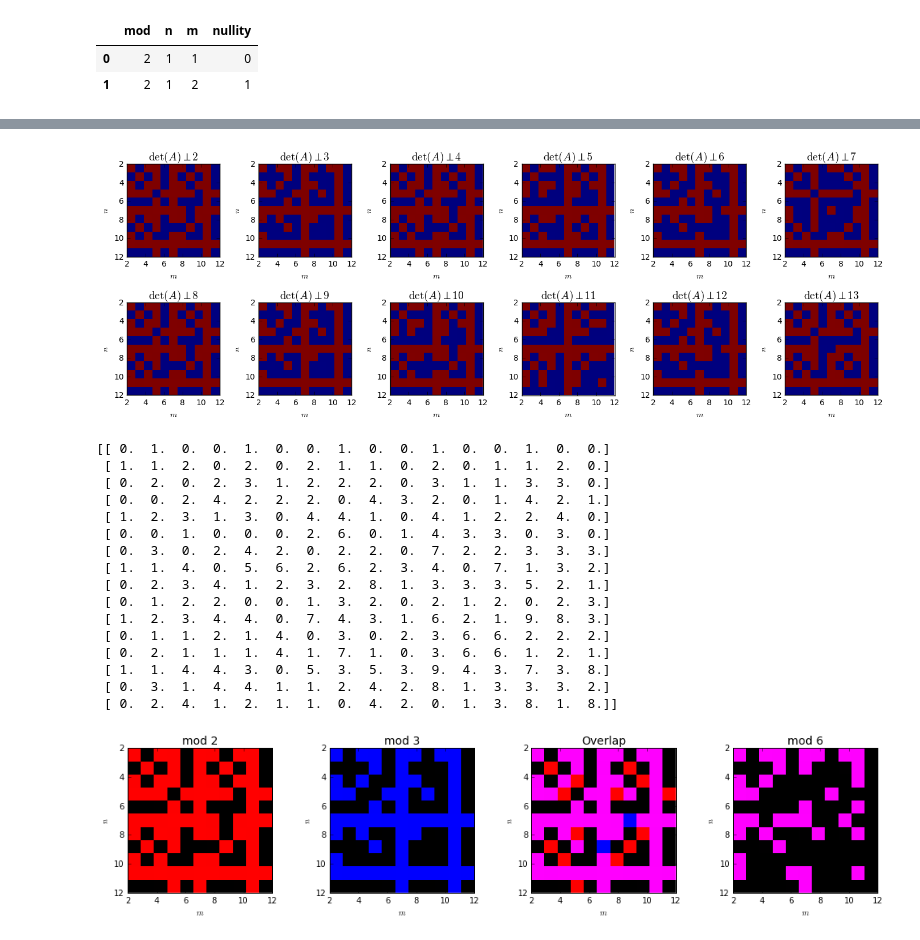
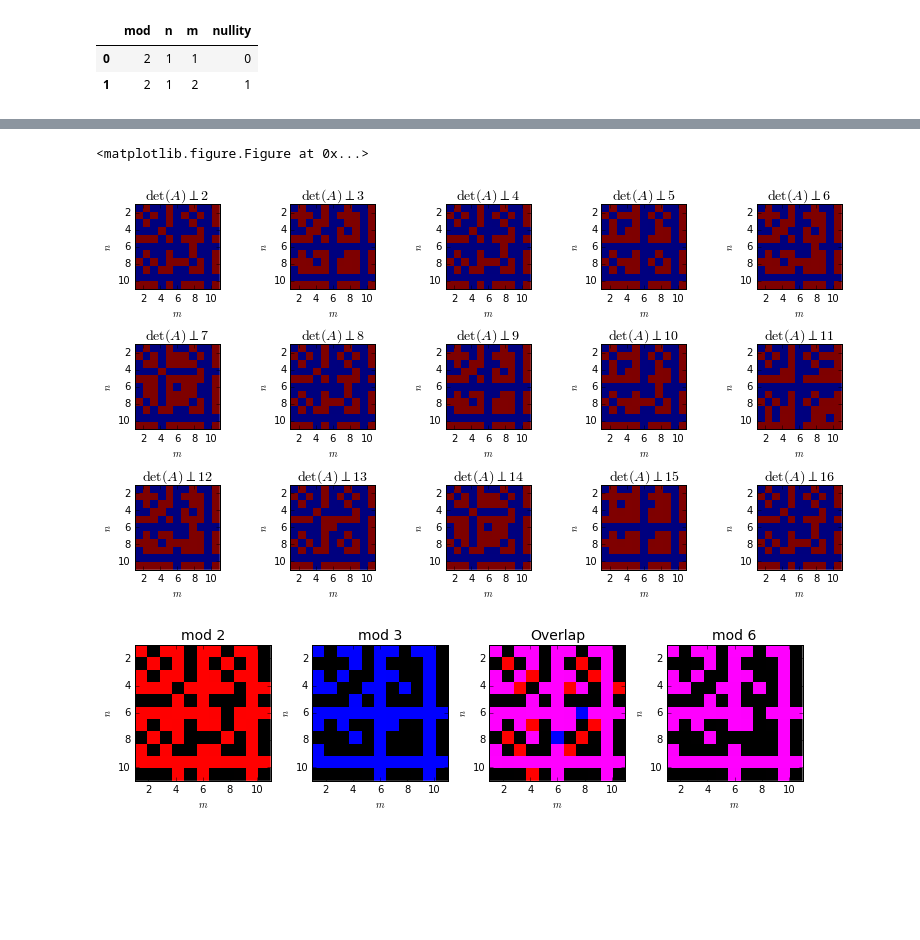
Before and after one commit to asross/am205-fproj, a Jupyter notebook: nullity-visualizations.ipynb, the cells around one changed output, grey strips where cells are left out. Cells and saved outputs as stored; diff of their text form; code cells hidden in the pictures; blank space fills up the shorter version.

```diff
--- a/nullity-visualizations.ipynb
+++ b/nullity-visualizations.ipynb
@@ -20,7 +46,7 @@ def plot_results_for_mod(n):
     plt.xlabel(r'$m$')
     plt.ylabel(r'$n$')
     cmap = plt.get_cmap('jet', 10)
-    img = plt.imshow(R[:11,:11], interpolation='none', vmin=0, vmax=10, extent=[2,12,12,2], cmap=cmap)
+    img = plt.imshow(R[:11,:11], interpolation='none', vmin=0, vmax=10, extent=[1,11,11,1], cmap=cmap)
     plt.colorbar(img)
 
 #plot whether the matrix has full rank (nullity 0)for sizes 2-12 by 2-12 mod n
@@ -31,7 +57,7 @@ def plot_full_rank_for_mod(n):
     plt.title(r'$full(A\%{})$'.format(n), fontsize=14)
     plt.xlabel(r'$m$')
     plt.ylabel(r'$n$')
-    plt.imshow(R[:11,:11] == 0, interpolation='none', extent=[2,12,12,2])
+    plt.imshow(R[:11,:11] > 0, interpolation='none', extent=[1,11,11,1])
 # %%
 primes = (2, 3, 5, 7, 11, 13)
 with figure_grid(2, 6, rowwidth=14, rowheight=2) as grid:
@@ -46,9 +72,9 @@ with figure_grid(2, 6, rowwidth=14, rowheight=2) as grid:
 # %%
-with figure_grid(4, 6, rowwidth=14, rowheight=2) as grid:
-    for i in range(2, 14):
+with figure_grid(3, 5, rowwidth=11, rowheight=2) as grid:
+    for i in range(2, 17):
         grid.next_subplot()
         plot_results_for_mod(i)
-    for i in range(2, 14):
-        grid.next_subplot()
-        plot_full_rank_for_mod(i)
+#     for i in range(2, 14):
+#         grid.next_subplot()
+#         plot_full_rank_for_mod(i)
 # %% [output]
@@ -56,23 +82,27 @@ with figure_grid(4, 6, rowwidth=14, rowheight=2) as grid:
 # %%
-import math
-from transition_helpers import *
+from modular_matrix import *
+from transition_helpers import gcd
 
 adj = lambda i, j: [[i,j,1],[i+1,j,1],[i-1,j,1],[i,j+1,1],[i,j-1,1]]
 
-with figure_grid(2, 6, rowwidth=14, rowheight=2.5) as grid:
-    for k in range(2, 14):
+plt.figure()
+
+with figure_grid(3, 5, rowwidth=11, rowheight=2) as grid:
+    for k in range(2, 17):
         R = np.zeros((11, 11), dtype=np.int64)
         for m in range(1, 12):
             for n in range(1, 12):
                 A = transition_matrix(adj, n, m, k)
-                R[m-1][n-1] = int(math.gcd(k, int(round(np.linalg.det(A.array)))) == 1)
+                d = abs(int(round(np.linalg.det(A.array))))
+                R[m-1][n-1] = int(gcd(k, d) != 1)
         grid.next_subplot()
         plt.title(r'$\det(A) \perp {}$'.format(k), fontsize=14)
         plt.xlabel(r'$m$')
         plt.ylabel(r'$n$')
-        plt.imshow(R, interpolation='none', extent=[2,12,12,2])
+        plt.imshow(R, interpolation='none', extent=[1,11,11,1])
 # %% [output]
+<matplotlib.figure.Figure at 0x...>
-[figure, old version]
+[figure, new version]
 # %%
 #plot full rank analysis for mod 2, 3, and 6
 from matplotlib.colors import LinearSegmentedColormap
@@ -89,51 +119,33 @@ R6overlap = R2 * 2 + R3
 R6 = (R6overlap > 0).astype(np.int)
 R6 = (load_nullities(6) > 0).astype(np.int)
 
-print load_nullities(6)
-
-with figure_grid(2, 4, rowwidth=14, rowheight=3) as grid:
+with figure_grid(2, 4, rowwidth=10, rowheight=2.5) as grid:
     grid.next_subplot()
     cm = LinearSegmentedColormap.from_list("red", [(1, 0, 0), (0, 0, 0)], N=2)
-    plt.imshow(R2[:11,:11], interpolation='none', extent=[2,12,12,2], cmap=cm)
+    plt.imshow(R2[:11,:11], interpolation='none', extent=[1,11,11,1], cmap=cm)
     plt.title("mod 2", fontsize=14)
     plt.xlabel(r'$m$')
     plt.ylabel(r'$n$')
 
     grid.next_subplot()
     cm = LinearSegmentedColormap.from_list("blue", [(0, 0, 1), (0, 0, 0)], N=2)
-    plt.imshow(R3[:11,:11], interpolation='none', extent=[2,12,12,2], cmap=cm)
+    plt.imshow(R3[:11,:11], interpolation='none', extent=[1,11,11,1], cmap=cm)
     plt.title("mod 3", fontsize=14)
     plt.xlabel(r'$m$')
     plt.ylabel(r'$n$')
 
     grid.next_subplot()
     cm = LinearSegmentedColormap.from_list("all", [(1, 0, 1), (1, 0, 0), (0, 0, 1), (0, 0, 0)], N=4)
-    plt.imshow(R6overlap[:11,:11], interpolation='none', extent=[2,12,12,2], cmap=cm)
+    plt.imshow(R6overlap[:11,:11], interpolation='none', extent=[1,11,11,1], cmap=cm)
     plt.title("Overlap", fontsize=14)
     plt.xlabel(r'$m$')
     plt.ylabel(r'$n$')
 
     grid.next_subplot()
     cm = LinearSegmentedColormap.from_list("purple", [(1, 0, 1), (0, 0, 0)], N=2)
-    plt.imshow(R6[:11,:11], interpolation='none', extent=[2,12,12,2], cmap=cm)
+    plt.imshow(R6[:11,:11], interpolation='none', extent=[1,11,11,1], cmap=cm)
     plt.title("mod 6", fontsize=14)
     plt.xlabel(r'$m$')
     plt.ylabel(r'$n$')
 # %% [output]
-[[ 0.  1.  0.  0.  1.  0.  0.  1.  0.  0.  1.  0.  0.  1.  0.  0.]
- [ 1.  1.  2.  0.  2.  0.  2.  1.  1.  0.  2.  0.  1.  1.  2.  0.]
- [ 0.  2.  0.  2.  3.  1.  2.  2.  2.  0.  3.  1.  1.  3.  3.  0.]
- [ 0.  0.  2.  4.  2.  2.  2.  0.  4.  3.  2.  0.  1.  4.  2.  1.]
- [ 1.  2.  3.  1.  3.  0.  4.  4.  1.  0.  4.  1.  2.  2.  4.  0.]
- [ 0.  0.  1.  0.  0.  0.  2.  6.  0.  1.  4.  3.  3.  0.  3.  0.]
- [ 0.  3.  0.  2.  4.  2.  0.  2.  2.  0.  7.  2.  2.  3.  3.  3.]
- [ 1.  1.  4.  0.  5.  6.  2.  6.  2.  3.  4.  0.  7.  1.  3.  2.]
- [ 0.  2.  3.  4.  1.  2.  3.  2.  8.  1.  3.  3.  3.  5.  2.  1.]
- [ 0.  1.  2.  2.  0.  0.  1.  3.  2.  0.  2.  1.  2.  0.  2.  3.]
- [ 1.  2.  3.  4.  4.  0.  7.  4.  3.  1.  6.  2.  1.  9.  8.  3.]
- [ 0.  1.  1.  2.  1.  4.  0.  3.  0.  2.  3.  6.  6.  2.  2.  2.]
- [ 0.  2.  1.  1.  1.  4.  1.  7.  1.  0.  3.  6.  6.  1.  2.  1.]
- [ 1.  1.  4.  4.  3.  0.  5.  3.  5.  3.  9.  4.  3.  7.  3.  8.]
- [ 0.  3.  1.  4.  4.  1.  1.  2.  4.  2.  8.  1.  3.  3.  3.  2.]
- [ 0.  2.  4.  1.  2.  1.  1.  0.  4.  2.  0.  1.  3.  8.  1.  8.]]
-[figure, old version]
+[figure, new version]
```
Also changed, not shown: parts of 4 cells of this notebook, 6 other files.
